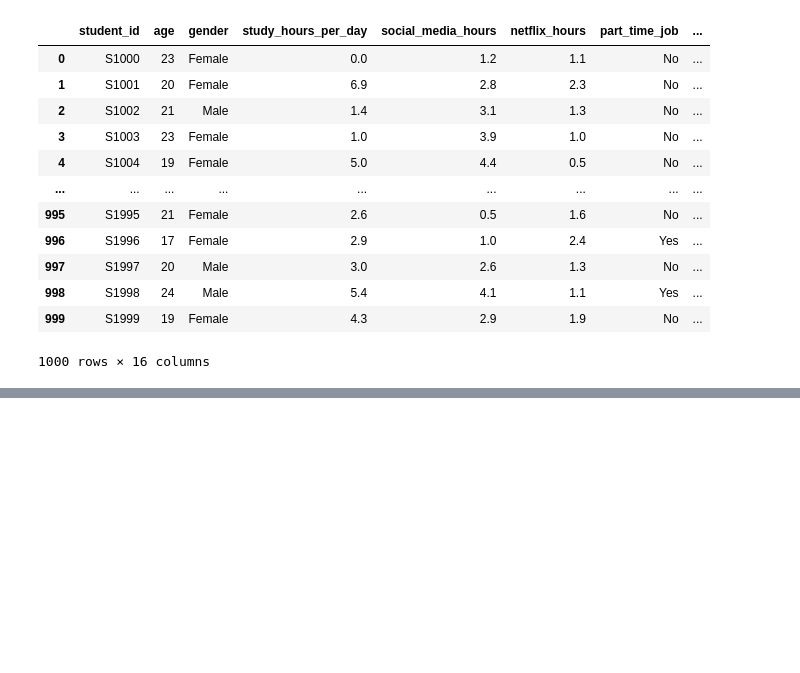
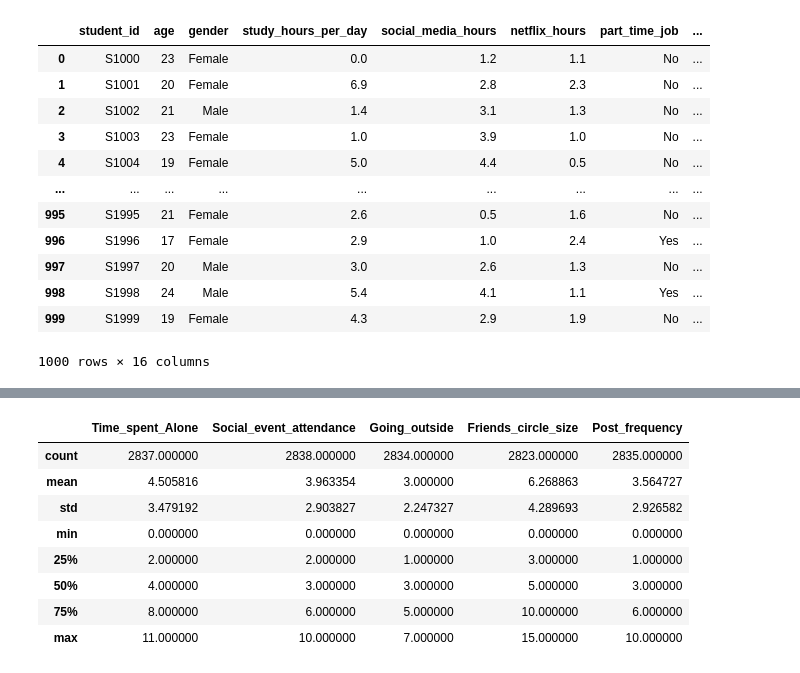
Before and after one commit to dalilahannouche/redi-school-project, a Jupyter notebook: student-habits-vs-academic-performance.ipynb, the cells around one changed output, grey strips where cells are left out. Cells and saved outputs as stored; diff of their text form; code cells hidden in the pictures; blank space fills up the shorter version.

```diff
--- a/student-habits-vs-academic-performance.ipynb
+++ b/student-habits-vs-academic-performance.ipynb
@@ -38,0 +125,12 @@ df_students
+# %%
+df_personnality.describe()
+# %% [output]
+|  | Time_spent_Alone | Social_event_attendance | Going_outside | Friends_circle_size | Post_frequency |
+| count | 2837.000000 | 2838.000000 | 2834.000000 | 2823.000000 | 2835.000000 |
+| mean | 4.505816 | 3.963354 | 3.000000 | 6.268863 | 3.564727 |
+| std | 3.479192 | 2.903827 | 2.247327 | 4.289693 | 2.926582 |
+| min | 0.000000 | 0.000000 | 0.000000 | 0.000000 | 0.000000 |
+| 25% | 2.000000 | 2.000000 | 1.000000 | 3.000000 | 1.000000 |
+| 50% | 4.000000 | 3.000000 | 3.000000 | 5.000000 | 3.000000 |
+| 75% | 8.000000 | 6.000000 | 5.000000 | 10.000000 | 6.000000 |
+| max | 11.000000 | 10.000000 | 7.000000 | 15.000000 | 10.000000 |
```
Also changed, not shown: parts of 9 cells of this notebook.
